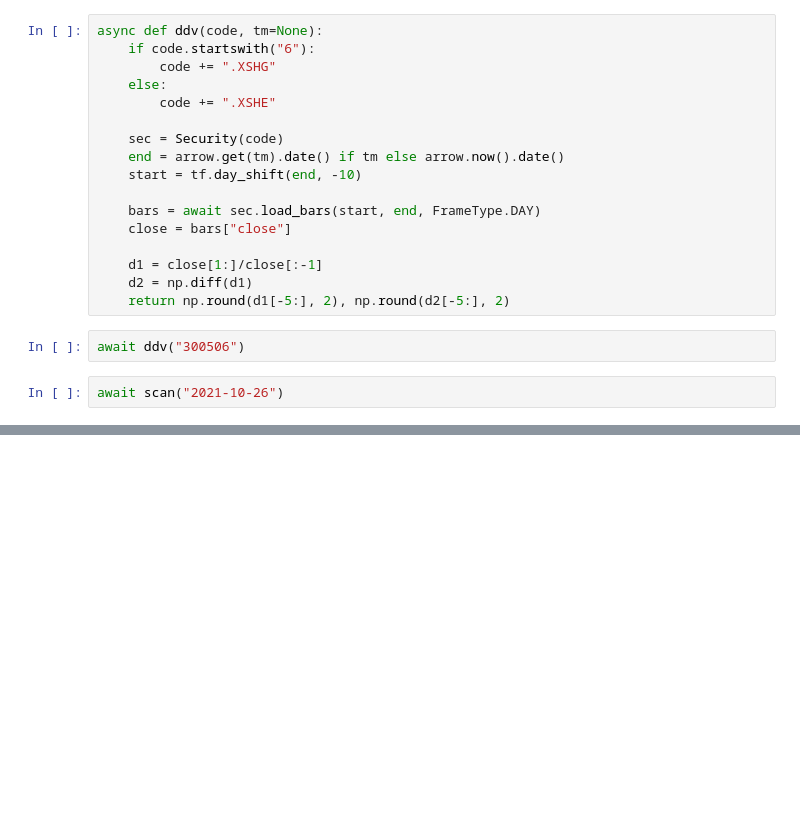
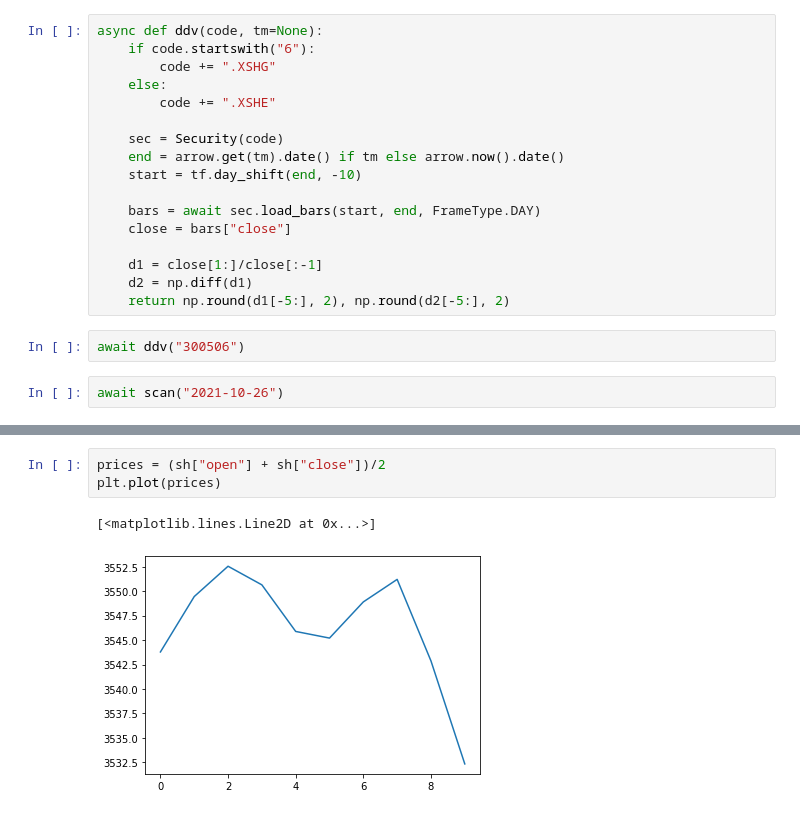
Before and after one commit to zillionare/alpha, a Jupyter notebook: alpha/notebook/圆弧底.ipynb, the cells around one changed output, grey strips where cells are left out. Cells and saved outputs as stored; diff of their text form; blank space fills up the shorter version.

```diff
--- a/alpha/notebook/圆弧底.ipynb
+++ b/alpha/notebook/圆弧底.ipynb
@@ -185,0 +234,6 @@ cut_by_msr(payh["close"][-10:] > ma[-10:])
+# %%
+prices = (sh["open"] + sh["close"])/2
+plt.plot(prices)
+# %% [output]
+[<matplotlib.lines.Line2D at 0x...>]
+[figure, added]
```
Also changed, not shown: parts of 21 cells of this notebook, 27 other files.
